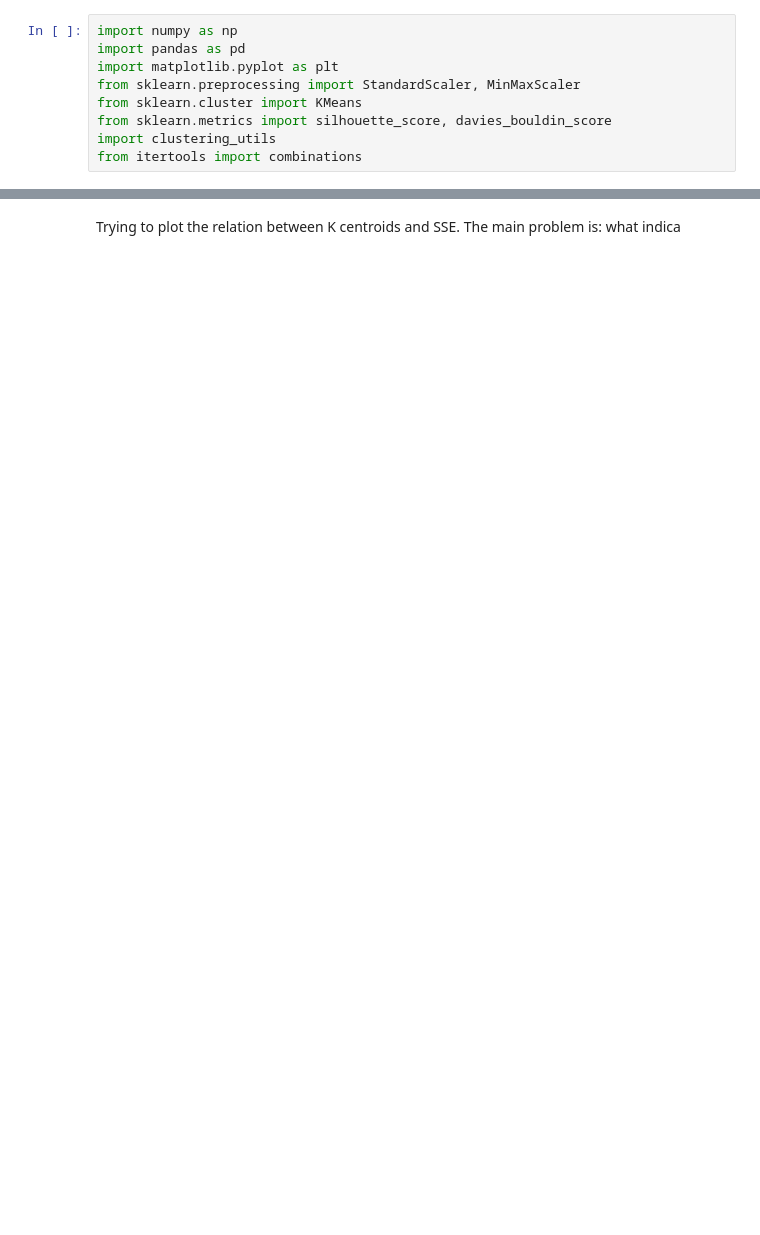
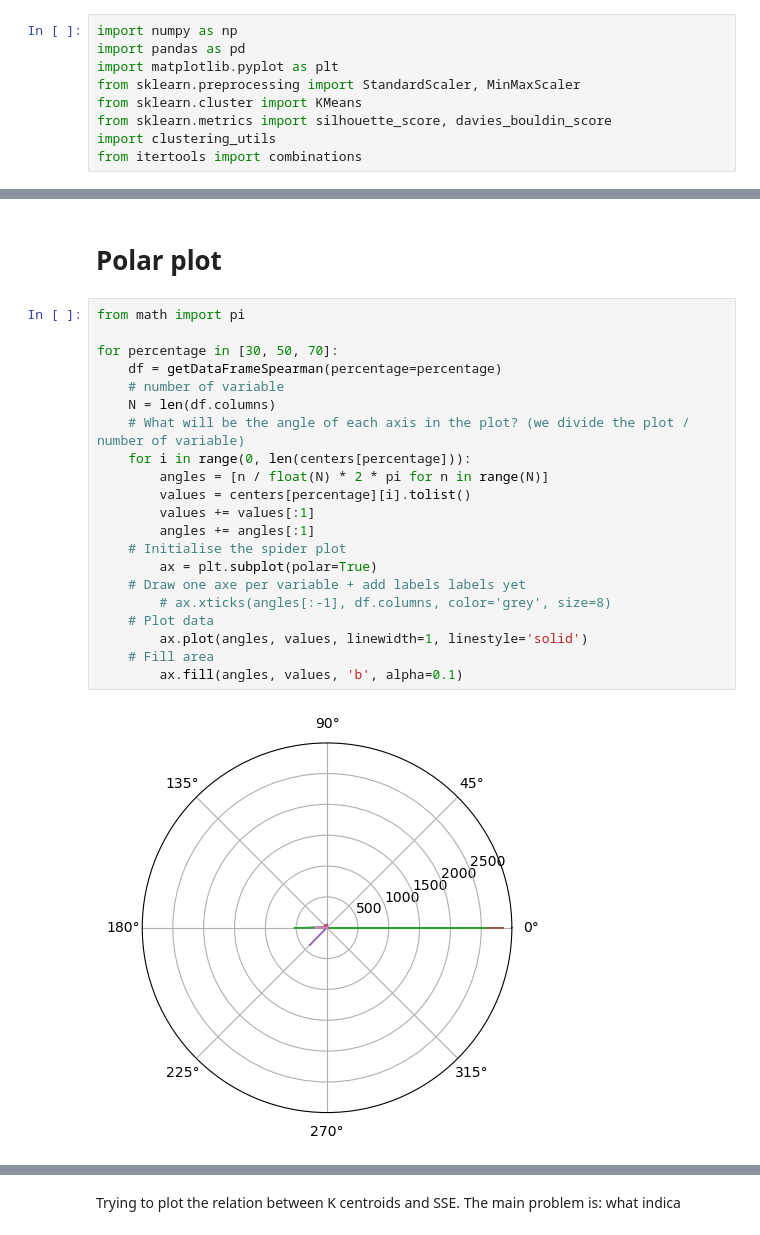
Before and after one commit to The-seven-dwarfs/DataMining-Group7, a Jupyter notebook: 2.1-K_means_clustering.ipynb, the cells around one changed output, grey strips where cells are left out. Saved outputs shown, nothing was run; the diff lists cells and outputs as text; blank space fills up the shorter version.

```diff
--- a/2.1-K_means_clustering.ipynb
+++ b/2.1-K_means_clustering.ipynb
@@ -103,0 +111,25 @@ Separation 0.6103808914270601
+# %% [markdown]
+# Polar plot
+# %%
+from math import pi
+
+for percentage in [30, 50, 70]:
+    df = getDataFrameSpearman(percentage=percentage)
+    # number of variable
+    N = len(df.columns)
+    # What will be the angle of each axis in the plot? (we divide the plot / number of variable)
+    for i in range(0, len(centers[percentage])):
+        angles = [n / float(N) * 2 * pi for n in range(N)]
+        values = centers[percentage][i].tolist()
+        values += values[:1]
+        angles += angles[:1]
+    # Initialise the spider plot
+        ax = plt.subplot(polar=True)
+    # Draw one axe per variable + add labels labels yet
+        # ax.xticks(angles[:-1], df.columns, color='grey', size=8)
+    # Plot data
+        ax.plot(angles, values, linewidth=1, linestyle='solid')
+    # Fill area
+        ax.fill(angles, values, 'b', alpha=0.1)
+# %% [output]
+[figure, added]
```
Also changed, not shown: parts of 26 cells of this notebook, 1 other file.
